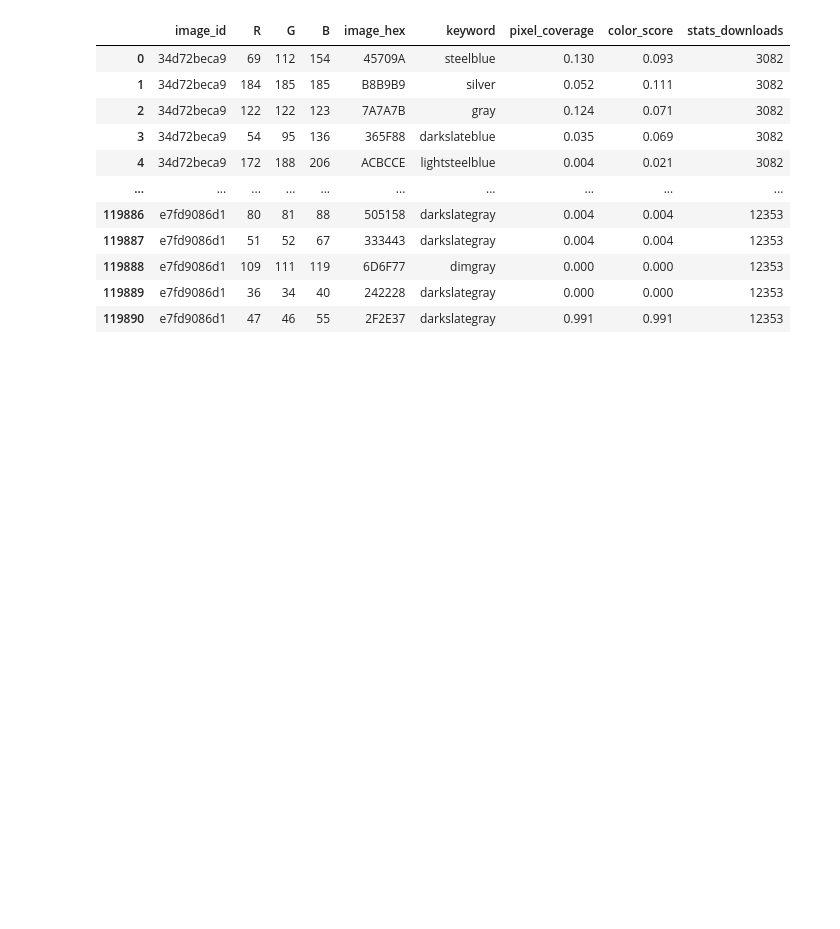
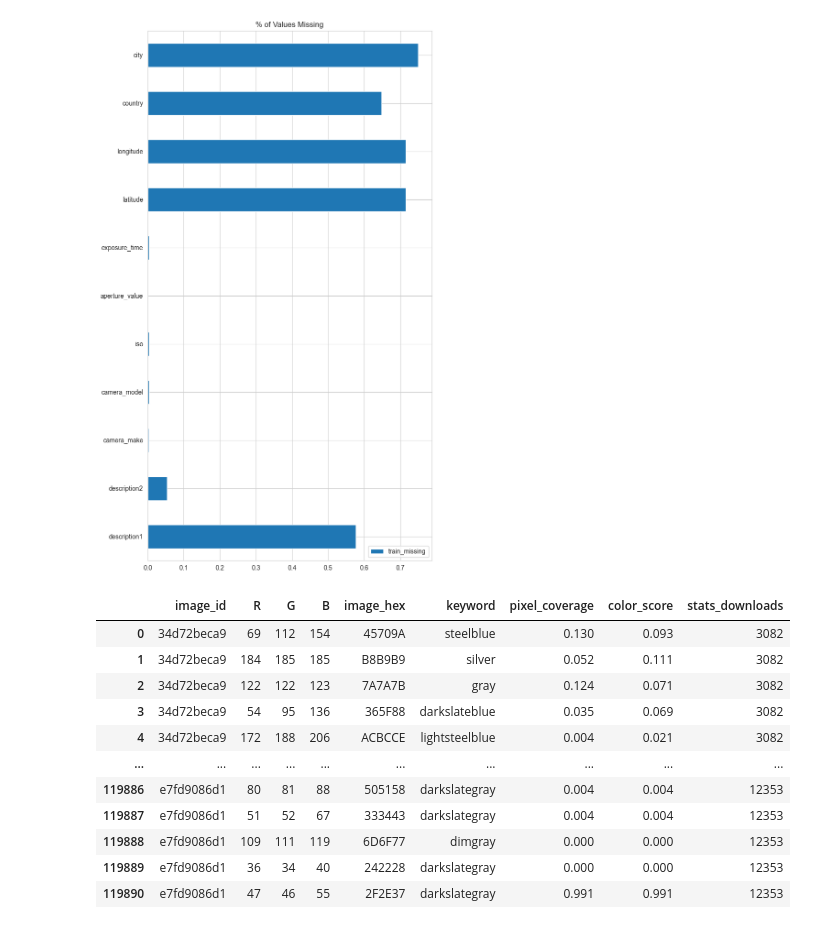
Before and after one commit to jjz17/Datathon2023, a Jupyter notebook: eda_other.ipynb, the cells around one changed output. Saved outputs shown, nothing was run; the diff lists cells and outputs as text; code cells hidden in the pictures; blank space fills up the shorter version.

```diff
--- a/eda_other.ipynb
+++ b/eda_other.ipynb
@@ -43,6 +43,15 @@ def frac_to_float(frac):
         return float(sum(Fraction(s.rstrip(ascii_letters)) for s in frac.split()))
     except:
         print(frac)
+
+def show_perc_values_missing(df):
+    ncounts = pd.DataFrame([df.isna().mean()]).T
+    ncounts = ncounts.rename(columns={0: "train_missing"})
+
+    ncounts.query("train_missing > 0").plot(
+        kind="barh", figsize=(8, 15), title="% of Values Missing"
+    )
+    plt.show()
 # %%
 """
 Total # of unique image IDs: 12197
@@ -58,3 +111,7 @@ outlier_ids = train[train["stats_downloads"] > 300000]["image_id"]
+# %%
+show_perc_values_missing(train)
+# %% [output]
+[figure, added]
 # %%
 train_downloads = train[["image_id", "stats_downloads"]]
 colors_labeled = train_colors.merge(train_downloads, how="inner", on="image_id")
```
Also changed, not shown: parts of 38 cells of this notebook, 5 other files.
